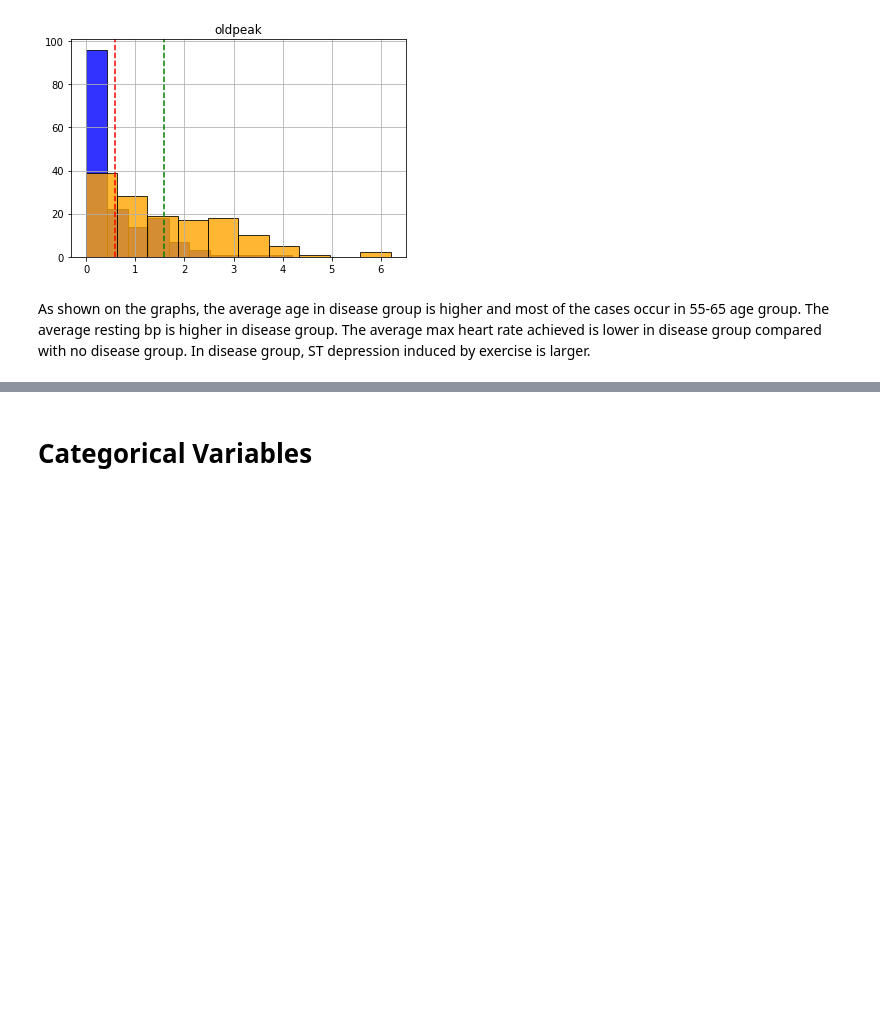
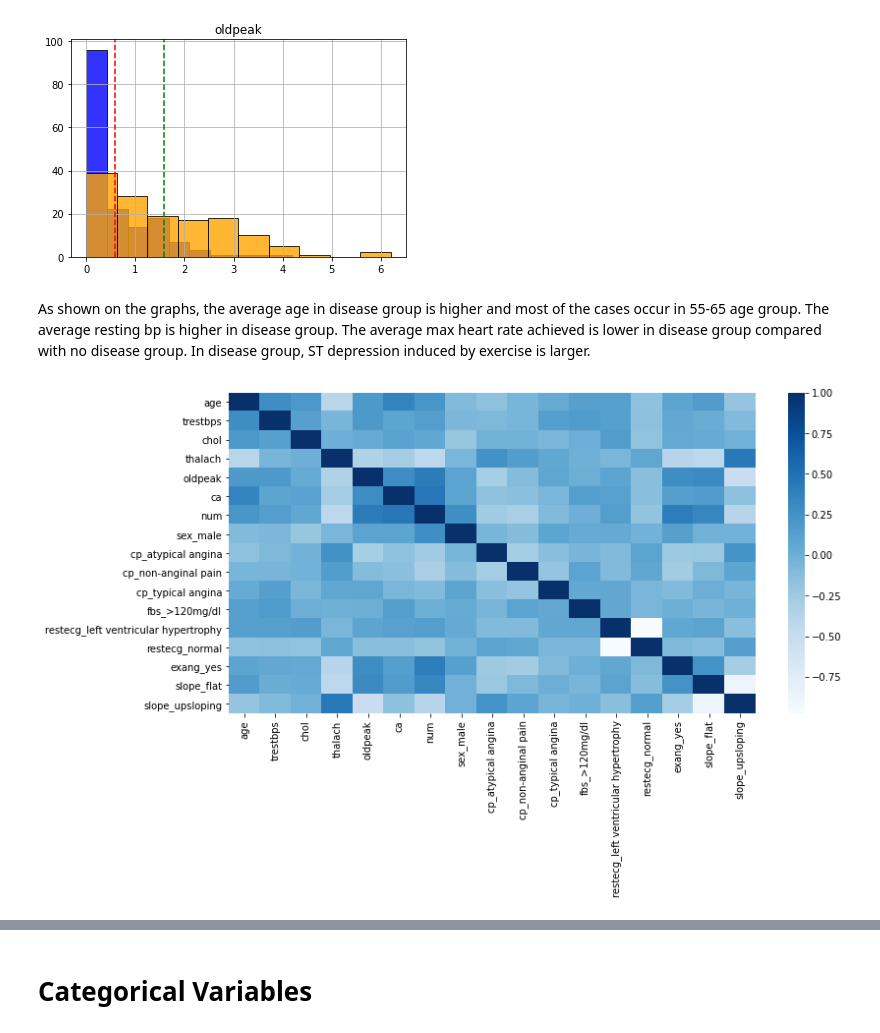
Before and after one commit to yzhang2021/Heart-Disease, a Jupyter notebook: heart_disease.ipynb, the cells around one changed output, grey strips where cells are left out. Cells and saved outputs as stored; diff of their text form; code cells hidden in the pictures; blank space fills up the shorter version.

```diff
--- a/heart_disease.ipynb
+++ b/heart_disease.ipynb
@@ -126,3 +128,8 @@ for feature in continuous_feature:
 [figure]
 # %% [markdown]
 As shown on the graphs, the average age in disease group is higher and most of the cases occur in 55-65 age group. The average resting bp is higher in disease group. The average max heart rate achieved is lower in disease group compared with no disease group. In disease group, ST depression induced by exercise is larger.
+# %%
+plt.figure(figsize=(12,6))
+sns.heatmap(df.corr(),cmap='Blues');
+# %% [output]
+[figure, added]
```
Also changed, not shown: parts of 35 cells of this notebook.
